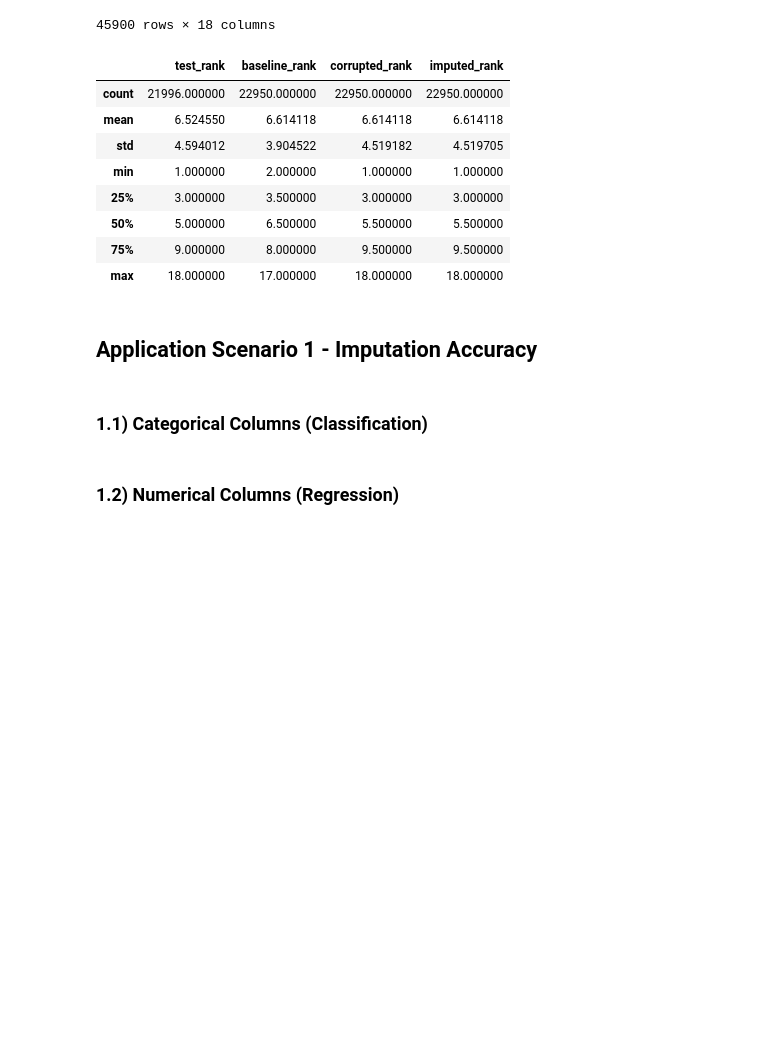
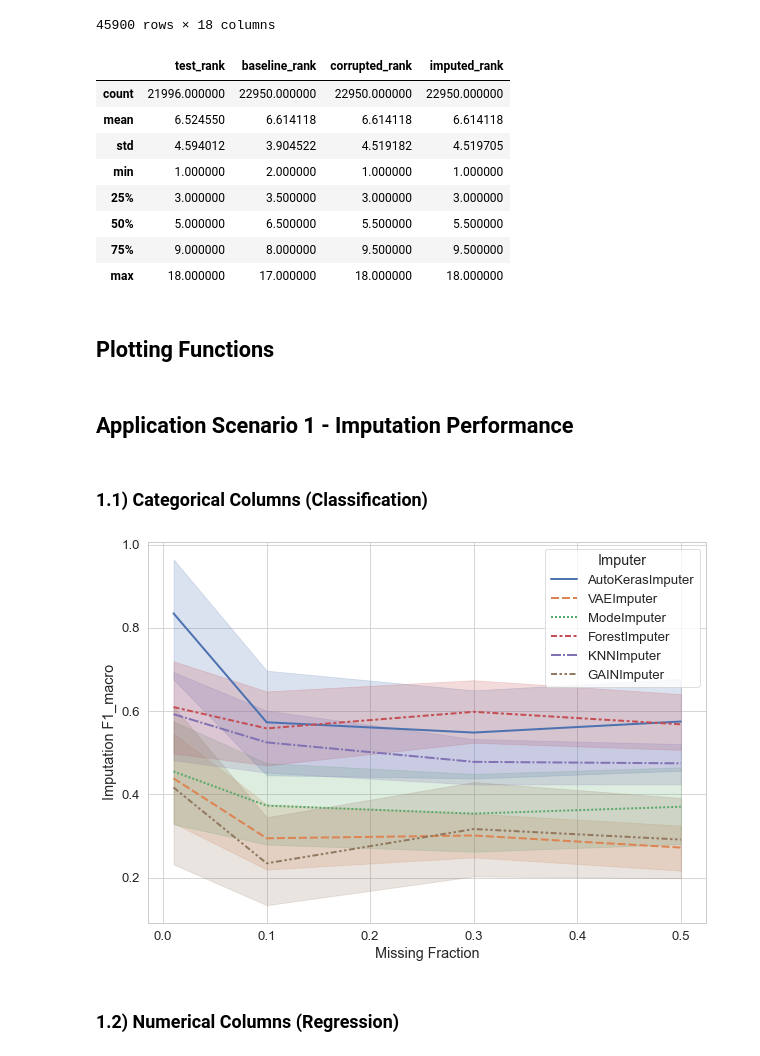
Before and after one commit to se-jaeger/data-imputation-paper, a Jupyter notebook: notebooks/plot_detailed_results.ipynb, the cells around one changed output. Saved outputs shown, nothing was run; the diff lists cells and outputs as text; code cells hidden in the pictures; blank space fills up the shorter version.

Commit message:
WIP: plotting function, renaming, etc. ...

```diff
--- a/notebooks/plot_detailed_results.ipynb
+++ b/notebooks/plot_detailed_results.ipynb
@@ -116,3 +115,22 @@ Wall time: 1min 7s
 | 2 | AutoKerasImputer | 737 | MAR | 0.01 | single_all | INCOME | impute_performance | RMSE | 0.069168 | ... |
 | 3 | AutoKerasImputer | 737 | MAR | 0.01 | single_all | INCOME | impute_performance | MAE | 0.063615 | ... |
 | 4 | AutoKerasImputer | 737 | MAR | 0.01 | single_all | INCOME | impute_performance | MSE | 0.007851 | ... |
+# %%
+results = results.rename(
+    {
+        "imputer": "Imputer",
+        "task": "Task",
+        "missing_type": "Missing Type",
+        "missing_fraction": "Missing Fraction",
+        "strategy": "Strategy",
+        "column": "Column",
+        #"result_type": "Result Type",
+        #"metric": "Metric",
+        "test": "Imputation",
+        "baseline": "Baseline",
+        "corrupted": "Corrupted",
+        "imputed": "Imputed"
+    },
+    axis = 1
+)
+results.head()
@@ -159,8 +185,26 @@ ranked_data[["test_rank", "baseline_rank", "corrupted_rank", "imputed_rank"]].de
 | 50% | 5.000000 | 6.500000 | 5.500000 | 5.500000 |
 | 75% | 9.000000 | 8.000000 | 9.500000 | 9.500000 |
 | max | 18.000000 | 17.000000 | 18.000000 | 18.000000 |
+# %% [markdown]
+## Plotting Functions
+# %%
+def plot_metric_vs_missing_fraction(data, result_type, metric_name, y, ylabel, export_path):
+    row_idx = (data["result_type"] == result_type) & (data["metric"] == metric_name)
+
+    plot_data = data.loc[row_idx]
+
+    plt.figure(figsize=(10,7))
+    ax = sns.lineplot(
+        data=plot_data,
+        x="Missing Fraction",
+        y=y,
+        hue="Imputer",
+        style="Imputer"
+    )
+    ax.set(ylabel=ylabel)
+    plt.savefig(export_path/result_type/"lineplot.svg")
 # %% [markdown]
-## Application Scenario 1 - Imputation Accuracy
+## Application Scenario 1 - Imputation Performance
 # %%
 IMPUTE_RESULT_TYPE = "impute_performance"
 
@@ -170,4 +212,15 @@ IMPUTATION_VAL_COL = "test"
 # %% [markdown]
 ### 1.1) Categorical Columns (Classification)
+# %%
+plot_metric_vs_missing_fraction(
+    data = results,
+    result_type = IMPUTE_RESULT_TYPE,
+    metric_name = CLF_METRIC,
+    y = "Imputation",
+    ylabel = f"Imputation {CLF_METRIC}",
+    export_path = FIGURES_PATH,
+)
+# %% [output]
+[figure, added]
 # %% [markdown]
 ### 1.2) Numerical Columns (Regression)
```
Also changed, not shown: parts of 6 cells of this notebook.
